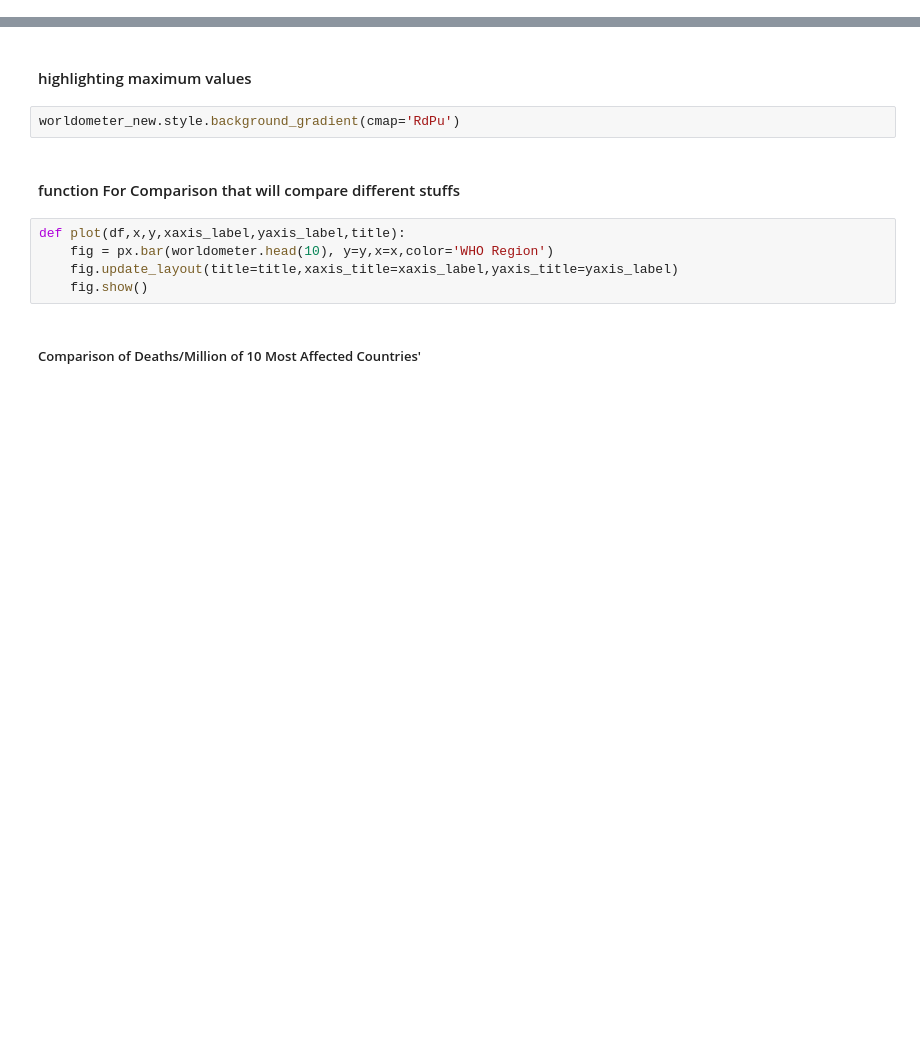
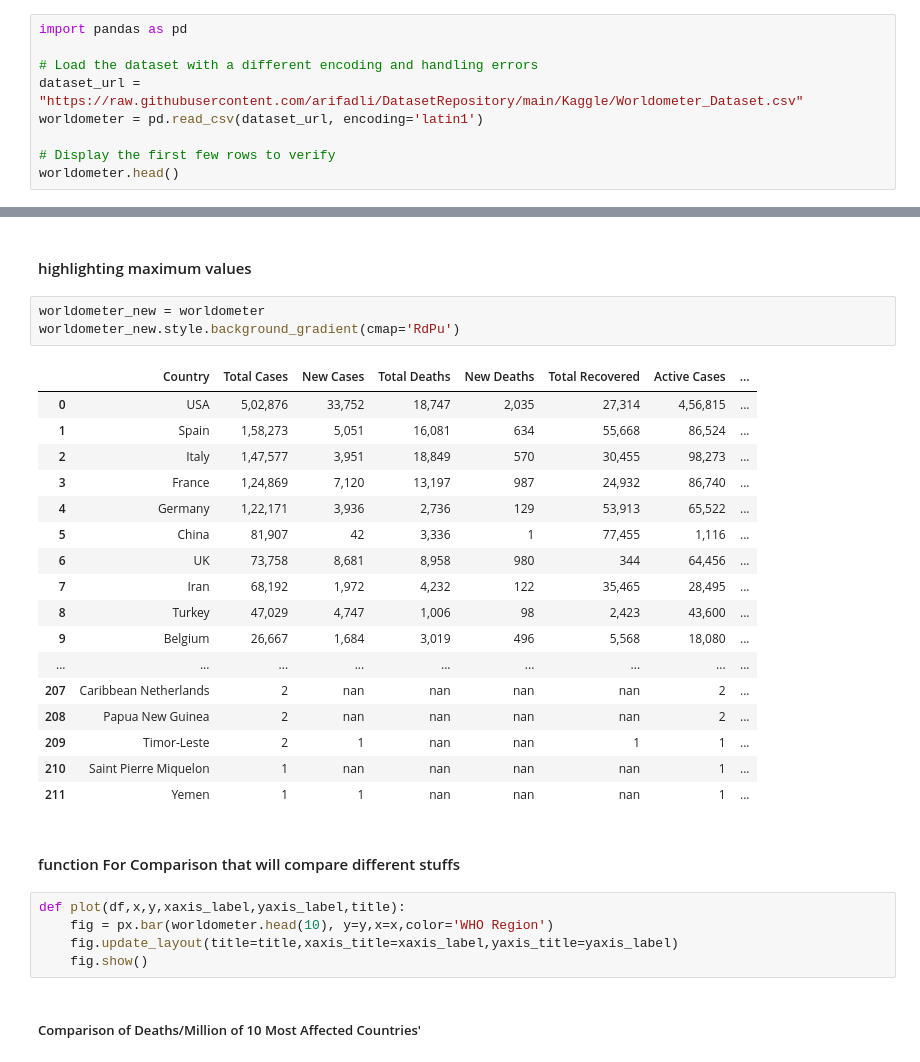
Before and after one commit to arifadli/Spatial-Analysis, a Jupyter notebook: Spatial Analysis Covid-19 Case.ipynb, the cells around one changed output, grey strips where cells are left out. Saved outputs shown, nothing was run; the diff lists cells and outputs as text; blank space fills up the shorter version.

```diff
--- a/Spatial Analysis Covid-19 Case.ipynb
+++ b/Spatial Analysis Covid-19 Case.ipynb
@@ -149,0 +145,9 @@ FileNotFoundError: [Errno 2] No such file or directory: 'F:/Spatial Analysis/arc
+# %%
+import pandas as pd
+
+# Load the dataset with a different encoding and handling errors
+dataset_url = "https://raw.githubusercontent.com/arifadli/DatasetRepository/main/Kaggle/Worldometer_Dataset.csv"
+worldometer = pd.read_csv(dataset_url, encoding='latin1')
+
+# Display the first few rows to verify
+worldometer.head()
@@ -150,7 +161,26 @@ FileNotFoundError: [Errno 2] No such file or directory: 'F:/Spatial Analysis/arc
 # %% [markdown]
 #### highlighting maximum values
 # %%
+worldometer_new = worldometer
 worldometer_new.style.background_gradient(cmap='RdPu')
+# %% [output]
+|  | Country | Total Cases | New Cases | Total Deaths | New Deaths | Total Recovered | Active Cases | ... |
+| 0 | USA | 5,02,876 | 33,752 | 18,747 | 2,035 | 27,314 | 4,56,815 | ... |
+| 1 | Spain | 1,58,273 | 5,051 | 16,081 | 634 | 55,668 | 86,524 | ... |
+| 2 | Italy | 1,47,577 | 3,951 | 18,849 | 570 | 30,455 | 98,273 | ... |
+| 3 | France | 1,24,869 | 7,120 | 13,197 | 987 | 24,932 | 86,740 | ... |
+| 4 | Germany | 1,22,171 | 3,936 | 2,736 | 129 | 53,913 | 65,522 | ... |
+| 5 | China | 81,907 | 42 | 3,336 | 1 | 77,455 | 1,116 | ... |
+| 6 | UK | 73,758 | 8,681 | 8,958 | 980 | 344 | 64,456 | ... |
+| 7 | Iran | 68,192 | 1,972 | 4,232 | 122 | 35,465 | 28,495 | ... |
+| 8 | Turkey | 47,029 | 4,747 | 1,006 | 98 | 2,423 | 43,600 | ... |
+| 9 | Belgium | 26,667 | 1,684 | 3,019 | 496 | 5,568 | 18,080 | ... |
+| ... | ... | ... | ... | ... | ... | ... | ... | ... |
+| 207 | Caribbean Netherlands | 2 | nan | nan | nan | nan | 2 | ... |
+| 208 | Papua New Guinea | 2 | nan | nan | nan | nan | 2 | ... |
+| 209 | Timor-Leste | 2 | 1 | nan | nan | 1 | 1 | ... |
+| 210 | Saint Pierre Miquelon | 1 | nan | nan | nan | nan | 1 | ... |
+| 211 | Yemen | 1 | 1 | nan | nan | nan | 1 | ... |
 # %% [markdown]
 #### function For Comparison that will compare different stuffs
 # %%
```
Also changed, not shown: parts of 32 cells of this notebook, 1 other file.
